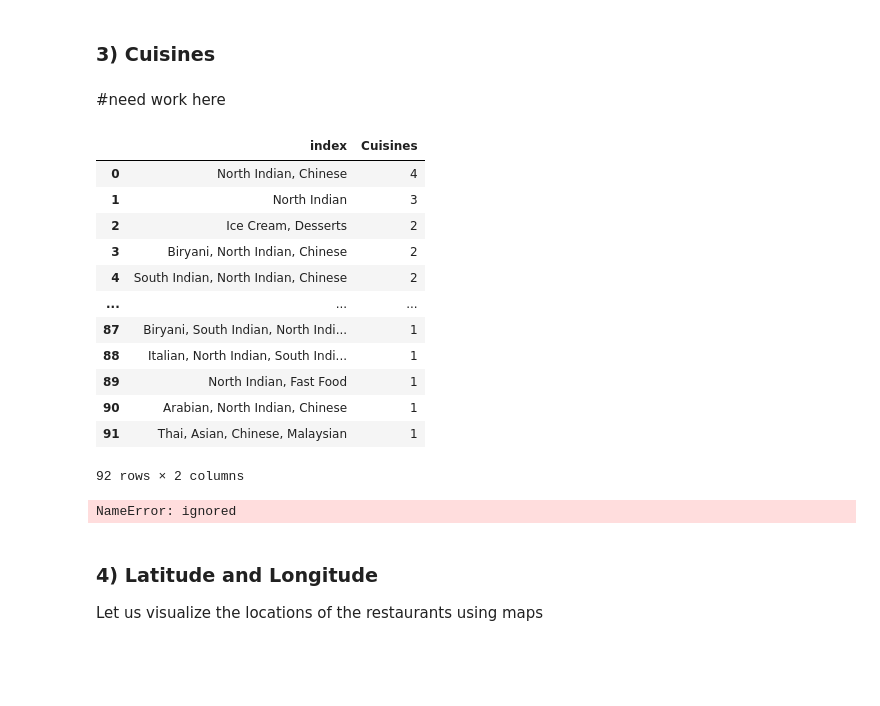
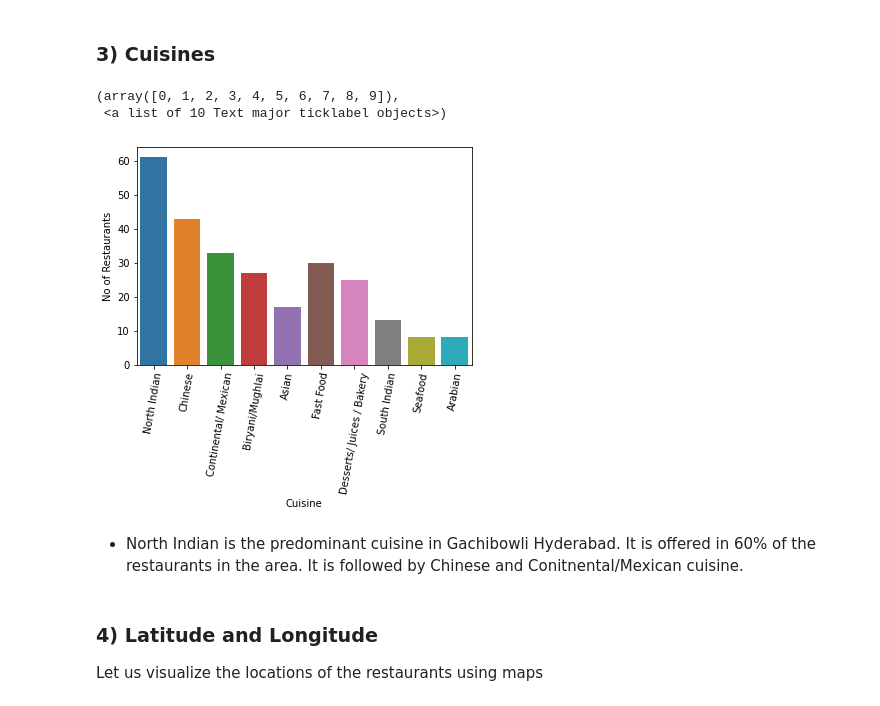
Before and after one commit to Nandeesh-U/ZOMATO-RESTAURANT-CLUSTERING-AND-SENTIMENT-ANALYSIS, a Jupyter notebook: ZOMATO_RESTAURANT_CLUSTERING_AND_SENTIMENT_ANALYSIS.ipynb, the cells around one changed output. Drawn from its saved outputs; the diff is of its cells as text; code cells hidden in the pictures; blank space fills up the shorter version.

```diff
--- a/ZOMATO_RESTAURANT_CLUSTERING_AND_SENTIMENT_ANALYSIS.ipynb
+++ b/ZOMATO_RESTAURANT_CLUSTERING_AND_SENTIMENT_ANALYSIS.ipynb
@@ -697,5 +792,3 @@ This column has too many missing values(>50%) and it is mainly text based and we
 names_df.drop('Collections',axis = 1, inplace=True)
 # %% [markdown]
 ### 3) Cuisines
-# %% [markdown]
-#need work here
@@ -704,25 +795,17 @@ cuisine_counts = names_df['Cuisines'].value_counts().reset_index()
-# %%
-cuisine_counts
-# %% [output]
-|  | index | Cuisines |
-| 0 | North Indian, Chinese | 4 |
-| 1 | North Indian | 3 |
-| 2 | Ice Cream, Desserts | 2 |
-| 3 | Biryani, North Indian, Chinese | 2 |
-| 4 | South Indian, North Indian, Chinese | 2 |
-| ... | ... | ... |
-| 87 | Biryani, South Indian, North Indi... | 1 |
-| 88 | Italian, North Indian, South Indi... | 1 |
-| 89 | North Indian, Fast Food | 1 |
-| 90 | Arabian, North Indian, Chinese | 1 |
-| 91 | Thai, Asian, Chinese, Malaysian | 1 |
-92 rows × 2 columns
-# %%
-cat_more_100 = more_than_100['Category'].value_counts().reset_index().rename(columns= {'index':'Category','Category':'Count'})
-cat_more_100.index=cat_more_100['Category']
-squarify.plot(sizes=cat_more_100['Count'], label=cat_more_100['Category'], alpha=0.6)
-# %% [output]
-NameError: ignored
+# %%
+cuisine_count = names_df[['North Indian', 'Chinese', 'Continental/ Mexican',
+       'Biryani/Mughlai', 'Asian', 'Fast Food', 'Desserts/ Juices / Bakery',
+       'South Indian', 'Seafood', 'Arabian']].sum().reset_index().rename(columns={'index': 'Cuisine',0:'No of Restaurants'})
+# %%
+# Bar plot of cuisines
+sns.barplot(x=cuisine_count['Cuisine'],y=cuisine_count['No of Restaurants'])
+plt.xticks(rotation=80)
+# %% [output]
+(array([0, 1, 2, 3, 4, 5, 6, 7, 8, 9]),
+ <a list of 10 Text major ticklabel objects>)
+[figure, added]
+# %% [markdown]
+* North Indian is the predominant cuisine in Gachibowli Hyderabad. It is offered in 60% of the restaurants in the area. It is followed by Chinese and Conitnental/Mexican cuisine.
 # %% [markdown]
 ### 4) Latitude and Longitude
 Let us visualize the locations of the restaurants using maps
```
Also changed, not shown: parts of 193 cells of this notebook.
